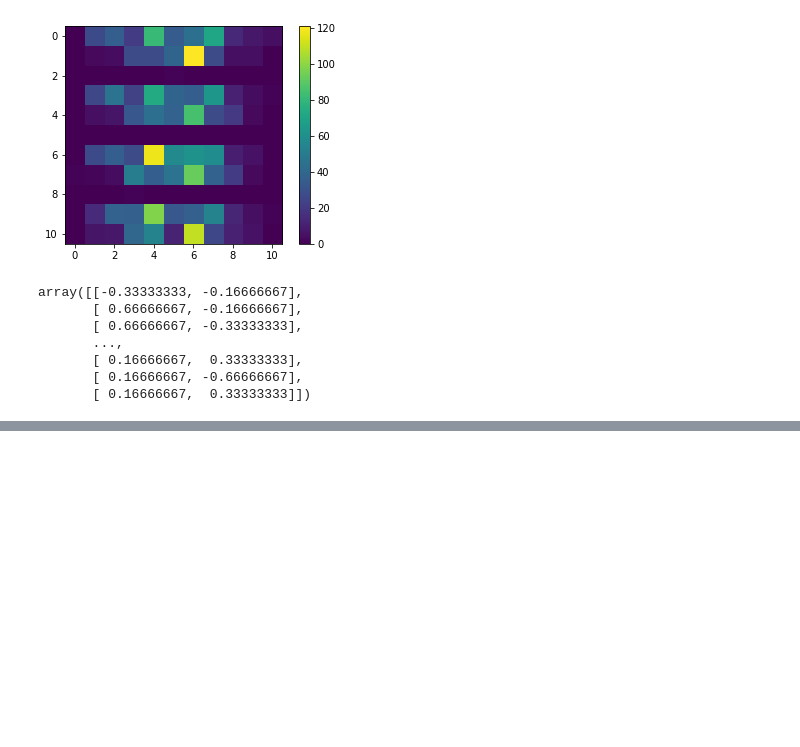
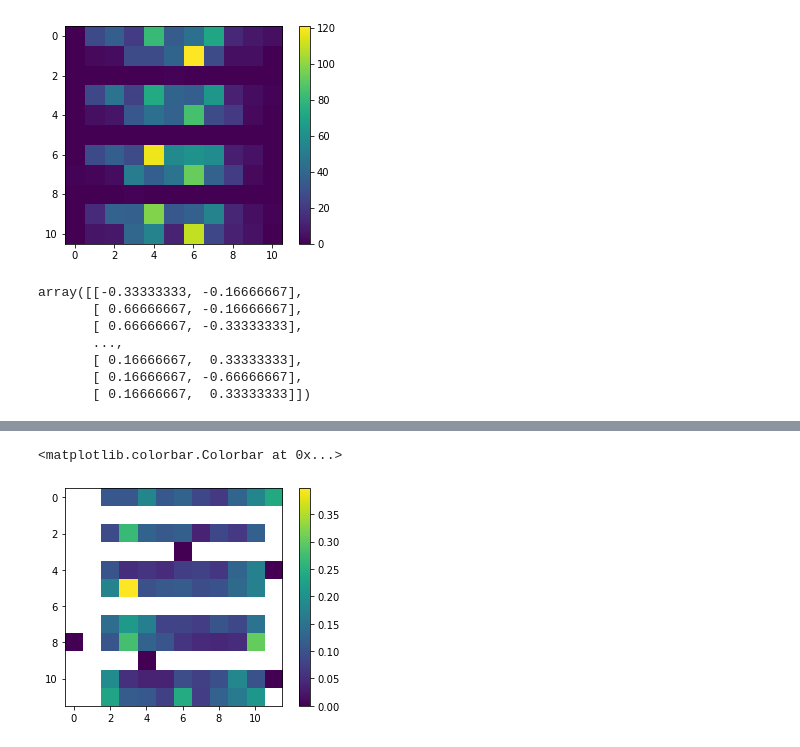
Before and after one commit to ccli3896/RLWorms, a Jupyter notebook: 10_30_model/Tests.ipynb, the cells around one changed output, grey strips where cells are left out. Cells and saved outputs as stored; diff of their text form; code cells hidden in the pictures; blank space fills up the shorter version.

```diff
--- a/10_30_model/Tests.ipynb
+++ b/10_30_model/Tests.ipynb
@@ -93,0 +126,6 @@ def reward_dist(traj):
+# %%
+plt.imshow(rew_sem)
+plt.colorbar()
+# %% [output]
+<matplotlib.colorbar.Colorbar at 0x...>
+[figure, added]
```
Also changed, not shown: parts of 30 cells of this notebook.
